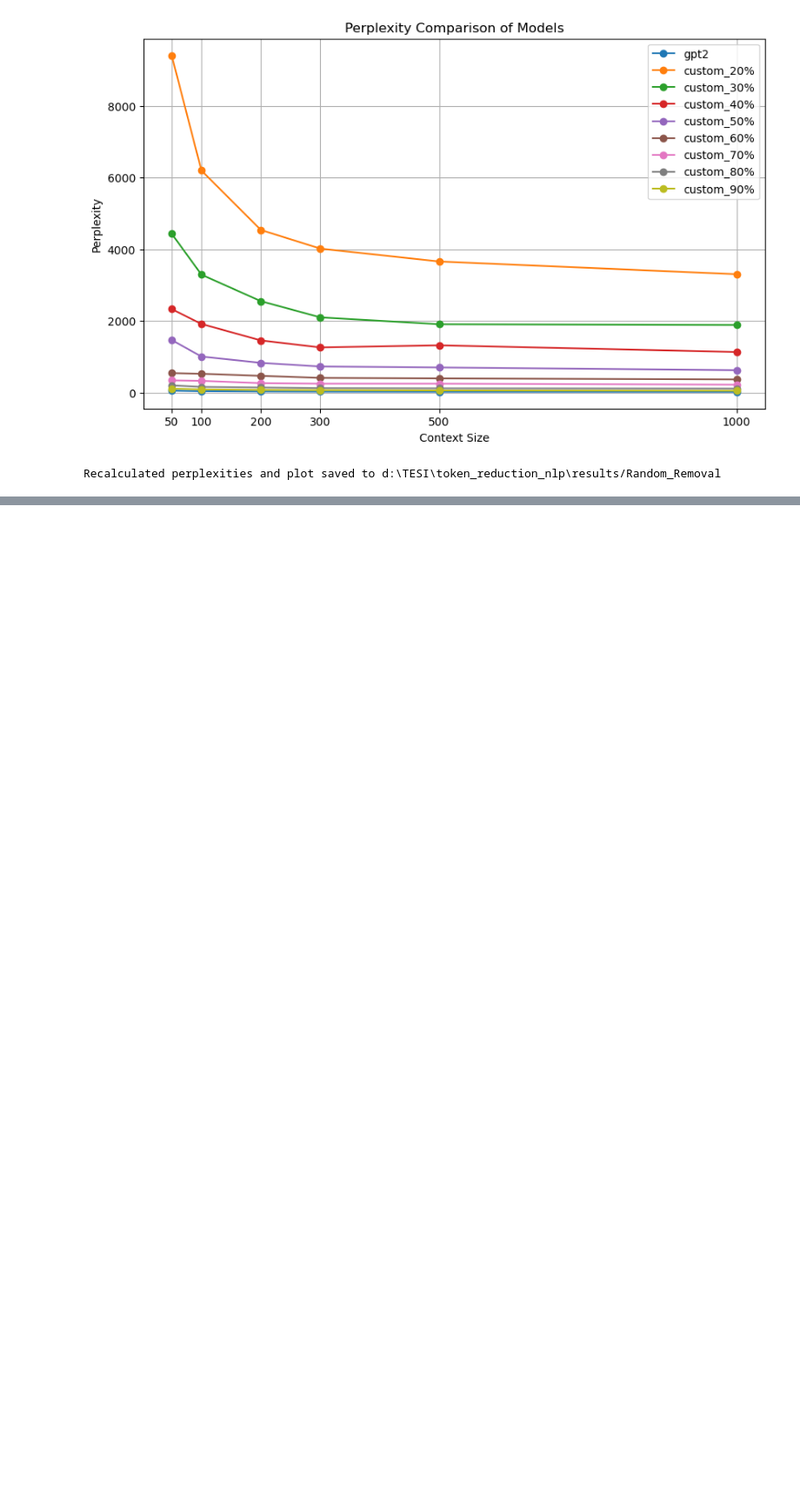
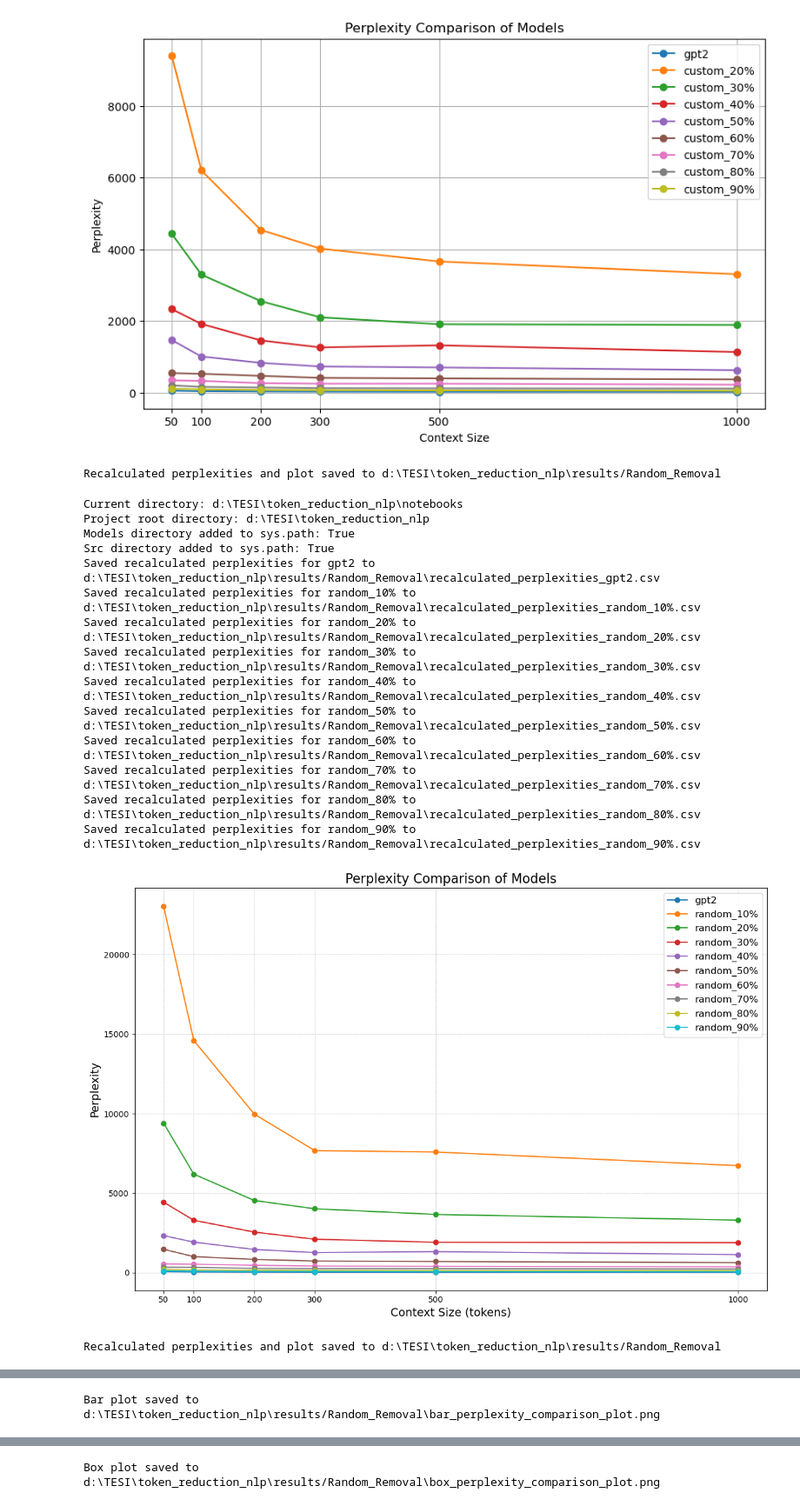
Before and after one commit to sosamandara/token_reduction_nlp, a Jupyter notebook: notebooks/Perplexity_Comparison_Random.ipynb, the cells around one changed output, grey strips where cells are left out. Shown at 87% size. Cells and saved outputs as stored; diff of their text form; code cells hidden in the pictures; blank space fills up the shorter version.

Commit message:
add new plot for random selection in the Perplexity_Comparison_Random notebook

```diff
--- a/notebooks/Perplexity_Comparison_Random.ipynb
+++ b/notebooks/Perplexity_Comparison_Random.ipynb
@@ -235,7 +253,7 @@ def recalculate_and_plot_perplexities(window_sizes, model_names, output_dir):
         os.makedirs(output_dir)
 
     # Initialize dictionary to store the recalculated perplexities
-    recalculated_perplexities = {model_name.replace('custom', 'topK'): [] for model_name in model_names}
+    recalculated_perplexities = {model_name.replace('custom', 'random'): [] for model_name in model_names}
 
     # Function to calculate perplexity from log probabilities
     def calculate_perplexity(log_probs):
@@ -363,30 +381,47 @@ def plot_heatmap_perplexities(window_sizes, recalculated_perplexities, model_nam
     plt.savefig(plot_path)
     plt.show()
     print(f"Heatmap saved to {plot_path}")
 
 def plot_scatter_perplexities(window_sizes, recalculated_perplexities, model_names, output_dir):
     plt.figure(figsize=(12, 8))
     for model_name in model_names:
         model_name_topK = model_name.replace('custom', 'random')
         if model_name_topK in recalculated_perplexities:
             plt.scatter(window_sizes, recalculated_perplexities[model_name_topK], label=model_name_topK)
             sns.regplot(x=window_sizes, y=recalculated_perplexities[model_name_topK], label=model_name_topK, scatter=False)
     plt.xticks(window_sizes)
     plt.xlabel("Context Size (tokens)", fontsize=14)
     plt.ylabel("Perplexity", fontsize=14)
     plt.title("Scatter Plot with Regression Line for Perplexity", fontsize=16)
     plt.legend(fontsize=12)
     plt.grid(True, which='both', linestyle='--', linewidth=0.5)
     plt.tight_layout()
 
     # Save the plot to a file
     plot_path = os.path.join(output_dir, 'scatter_perplexity_comparison_plot.png')
     plt.savefig(plot_path)
     plt.show()
     print(f"Scatter plot saved to {plot_path}")
 
 # Generate additional plots
 plot_bar_perplexities(window_sizes, recalculated_perplexities, model_names, output_dir)
 plot_box_perplexities(window_sizes, recalculated_perplexities, model_names, output_dir)
 plot_heatmap_perplexities(window_sizes, recalculated_perplexities, model_names, output_dir)
 plot_scatter_perplexities(window_sizes, recalculated_perplexities, model_names, output_dir)
+# %% [output]
+Current directory: d:\TESI\token_reduction_nlp\notebooks
+Project root directory: d:\TESI\token_reduction_nlp
+Models directory added to sys.path: True
+Src directory added to sys.path: True
+Saved recalculated perplexities for gpt2 to d:\TESI\token_reduction_nlp\results/Random_Removal\recalculated_perplexities_gpt2.csv
+Saved recalculated perplexities for random_10% to d:\TESI\token_reduction_nlp\results/Random_Removal\recalculated_perplexities_random_10%.csv
+Saved recalculated perplexities for random_20% to d:\TESI\token_reduction_nlp\results/Random_Removal\recalculated_perplexities_random_20%.csv
+Saved recalculated perplexities for random_30% to d:\TESI\token_reduction_nlp\results/Random_Removal\recalculated_perplexities_random_30%.csv
+Saved recalculated perplexities for random_40% to d:\TESI\token_reduction_nlp\results/Random_Removal\recalculated_perplexities_random_40%.csv
+Saved recalculated perplexities for random_50% to d:\TESI\token_reduction_nlp\results/Random_Removal\recalculated_perplexities_random_50%.csv
+Saved recalculated perplexities for random_60% to d:\TESI\token_reduction_nlp\results/Random_Removal\recalculated_perplexities_random_60%.csv
+Saved recalculated perplexities for random_70% to d:\TESI\token_reduction_nlp\results/Random_Removal\recalculated_perplexities_random_70%.csv
+Saved recalculated perplexities for random_80% to d:\TESI\token_reduction_nlp\results/Random_Removal\recalculated_perplexities_random_80%.csv
+Saved recalculated perplexities for random_90% to d:\TESI\token_reduction_nlp\results/Random_Removal\recalculated_perplexities_random_90%.csv
+[figure, added]
+Recalculated perplexities and plot saved to d:\TESI\token_reduction_nlp\results/Random_Removal
@@ -392,0 +429 @@ plot_scatter_perplexities(window_sizes, recalculated_perplexities, model_names,
+Bar plot saved to d:\TESI\token_reduction_nlp\results/Random_Removal\bar_perplexity_comparison_plot.png
@@ -392,0 +431 @@ plot_scatter_perplexities(window_sizes, recalculated_perplexities, model_names,
+Box plot saved to d:\TESI\token_reduction_nlp\results/Random_Removal\box_perplexity_comparison_plot.png
```
Also changed, not shown: parts of 2 cells of this notebook, 14 other files.
